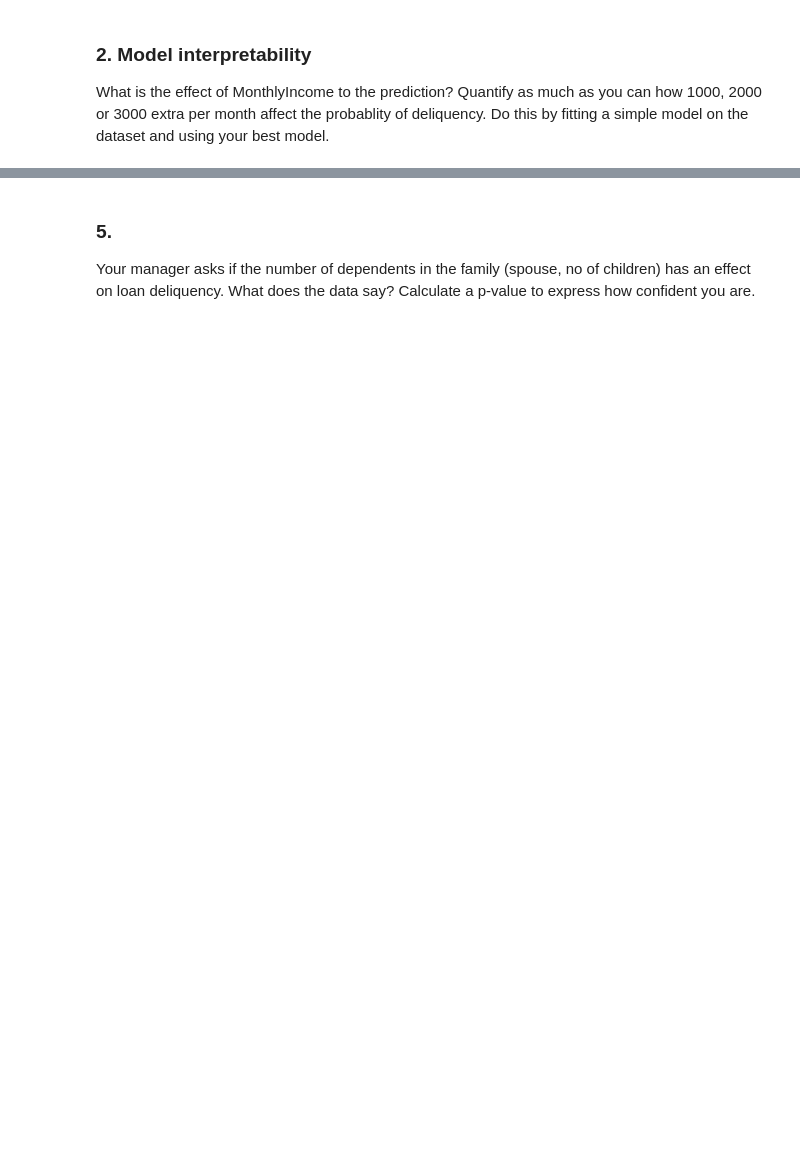
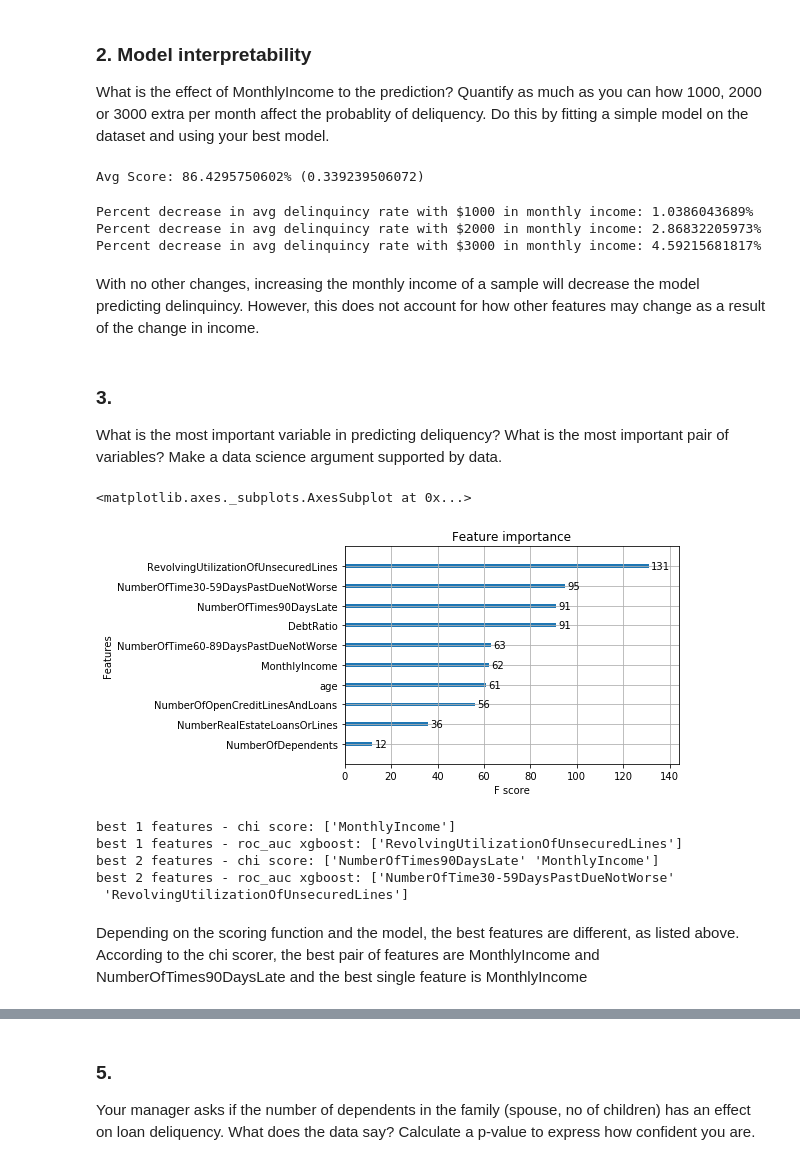
Before and after one commit to carolineeeyao/DSLAB, a Jupyter notebook: Lab7/Lab7.ipynb, the cells around one changed output, grey strips where cells are left out. Drawn from its saved outputs; the diff is of its cells as text; code cells hidden in the pictures; blank space fills up the shorter version.

```diff
--- a/Lab7/Lab7.ipynb
+++ b/Lab7/Lab7.ipynb
@@ -92,0 +171,51 @@ What is the effect of MonthlyIncome to the prediction?  Quantify as much as you
+# %%
+realX = realData[realData.columns[1:]]
+realY = realData[realData.columns[0]]
+# %%
+xgb = XGBClassifier()
+scores = cross_val_score(estimator, realX, realY, cv=5, scoring = 'roc_auc')
+print("Avg Score: {}% ({})".format(scores.mean()*100, scores.std()*100))
+# %% [output]
+Avg Score: 86.4295750602% (0.339239506072)
+# %%
+alteredX = realX.copy()
+
+xgb.fit(realX,realY)
+
+real_pred = xgb.predict_proba(realX)[:,1]
+for i in range(1000,4000,1000):
+    alteredX['MonthlyIncome'] = realX['MonthlyIncome'] + i
+    preds = xgb.predict_proba(alteredX)[:,1]
+    print 'Percent decrease in avg delinquincy rate with ${} in monthly income: {}%'.format(i,
+        -100*(preds.mean()-real_pred.mean())/real_pred.mean())
+# %% [output]
+Percent decrease in avg delinquincy rate with $1000 in monthly income: 1.0386043689%
+Percent decrease in avg delinquincy rate with $2000 in monthly income: 2.86832205973%
+Percent decrease in avg delinquincy rate with $3000 in monthly income: 4.59215681817%
+# %% [markdown]
+With no other changes, increasing the monthly income of a sample will decrease the model predicting delinquincy. However, this does not account for how other features may change as a result of the change in income.
+# %% [markdown]
+### 3.
+What is the most important variable in predicting deliquency? What is the most important pair of variables? Make a data science argument supported by data.
+# %%
+xgboost.plot_importance(xgb)
+# xgb.feature_importances_
+# %% [output]
+<matplotlib.axes._subplots.AxesSubplot at 0x...>
+[figure, added]
+# %%
+from sklearn.feature_selection import SelectKBest,chi2
+realX = realX.fillna(realX.mean())
+for i in range(1,3):
+    b = SelectKBest(chi2,i)
+    b.fit(realX,realY)
+    print 'best {} features - chi score: {}'.format(i,realX.columns.get_values()[np.argsort(b.scores_)[-i:]])
+    print 'best {} features - roc_auc xgboost: {}'.format(i,realX.columns.get_values()[np.argsort(xgb.feature_importances_)[-i:]])
+# %% [output]
+best 1 features - chi score: ['MonthlyIncome']
+best 1 features - roc_auc xgboost: ['RevolvingUtilizationOfUnsecuredLines']
+best 2 features - chi score: ['NumberOfTimes90DaysLate' 'MonthlyIncome']
+best 2 features - roc_auc xgboost: ['NumberOfTime30-59DaysPastDueNotWorse'
+ 'RevolvingUtilizationOfUnsecuredLines']
+# %% [markdown]
+Depending on the scoring function and the model, the best features are different, as listed above. According to the chi scorer, the best pair of features are MonthlyIncome and NumberOfTimes90DaysLate and the best single feature is MonthlyIncome
```
Also changed, not shown: parts of 19 cells of this notebook.
